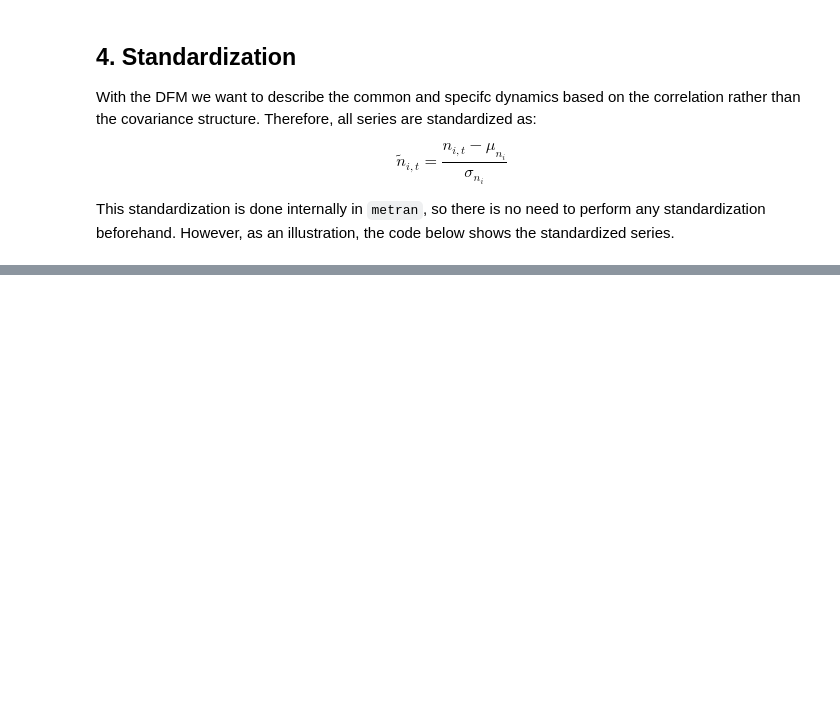
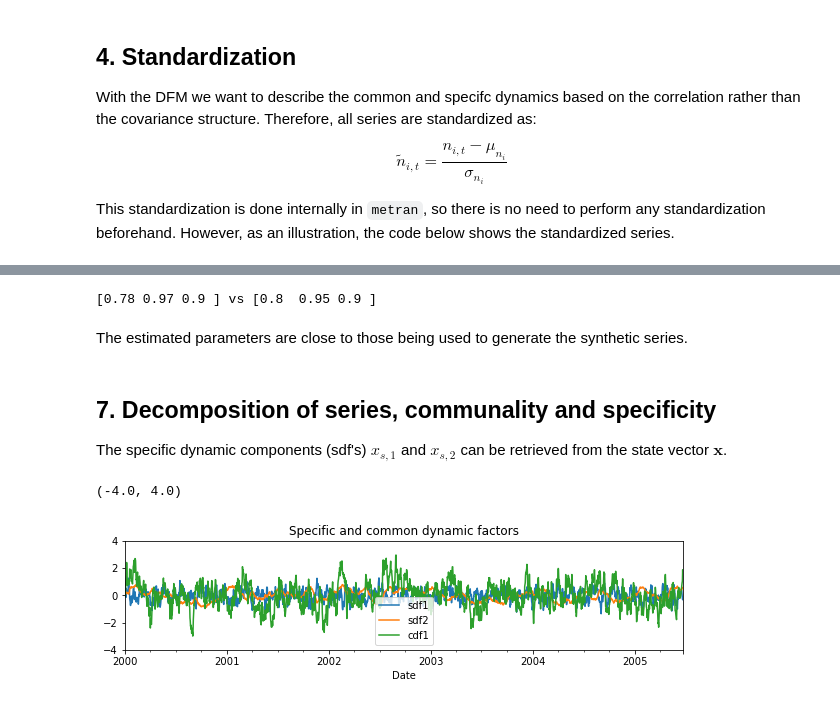
Before and after one commit to pastas/metran, a Jupyter notebook: examples/dynamic_factor_model.ipynb, the cells around one changed output, grey strips where cells are left out. Saved outputs shown, nothing was run; the diff lists cells and outputs as text; code cells hidden in the pictures; blank space fills up the shorter version.

```diff
--- a/examples/dynamic_factor_model.ipynb
+++ b/examples/dynamic_factor_model.ipynb
@@ -217,0 +242,14 @@ None
+# %%
+print (np.round(np.diagonal(mt.get_transition_matrix()), 2), 'vs', phi)
+# %% [output]
+[0.78 0.97 0.9 ] vs [0.8  0.95 0.9 ]
+# %% [markdown]
+The estimated parameters are close to those being used to generate the synthetic series.
+# %% [markdown]
+## 7. Decomposition of series, communality and specificity
+The specific dynamic components (sdf's) $x_{s,1}$ and $x_{s,2}$ can be retrieved from the state vector $\mathbf{x}$.
+# %%
+mt.get_state_means().plot(figsize=(10,2), xlabel='Date', title='Specific and common dynamic factors').set_ylim(-4, 4)
+# %% [output]
+(-4.0, 4.0)
+[figure, added]
```
Also changed, not shown: parts of 33 cells of this notebook.
